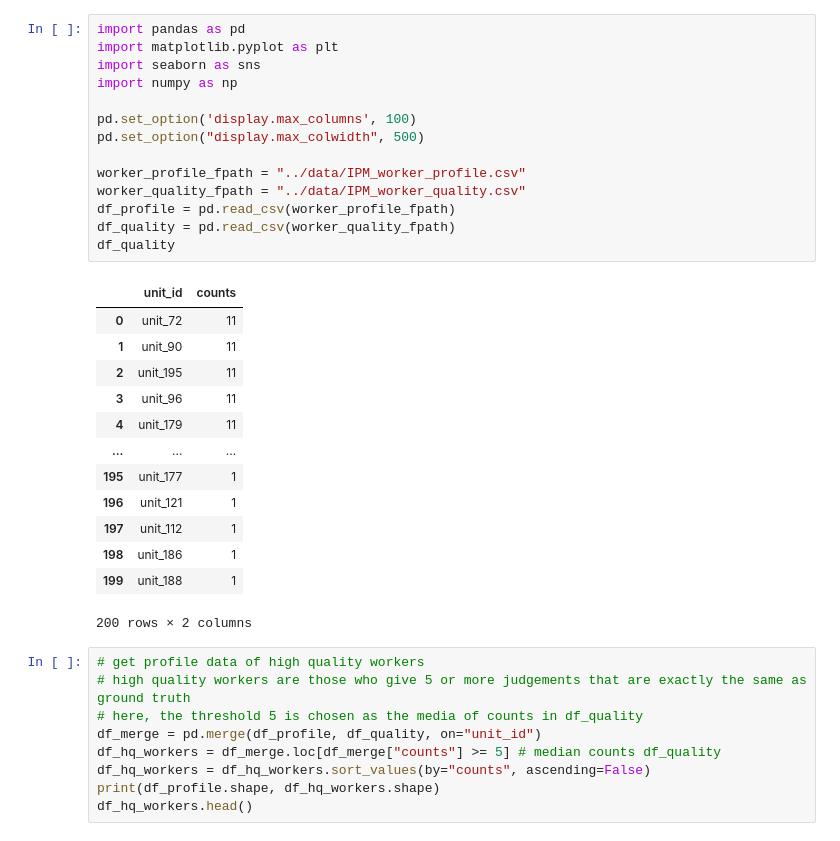
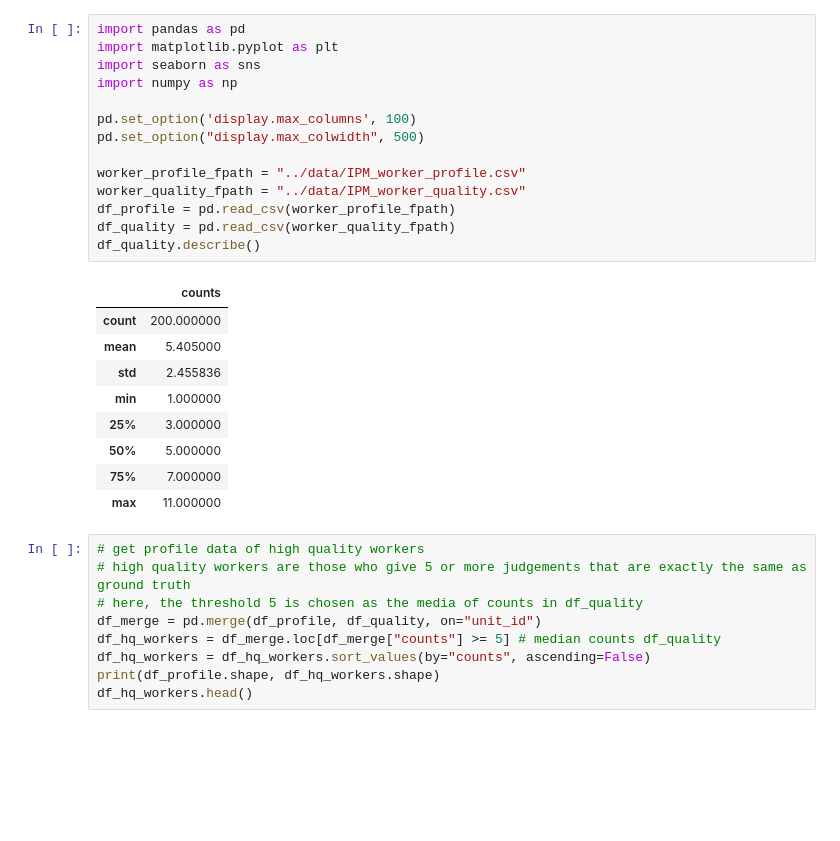
Before and after one commit to EyeofBeholder-NLeSC/play-around-sample-set, a Jupyter notebook: notebooks/IPM_worker_assessment_corr.ipynb, the cells around one changed output. Drawn from its saved outputs; the diff is of its cells as text; blank space fills up the shorter version.

```diff
--- a/notebooks/IPM_worker_assessment_corr.ipynb
+++ b/notebooks/IPM_worker_assessment_corr.ipynb
@@ -1,31 +1,27 @@
 # %%
 import pandas as pd
 import matplotlib.pyplot as plt
 import seaborn as sns
 import numpy as np
 
 pd.set_option('display.max_columns', 100)
 pd.set_option("display.max_colwidth", 500)
 
 worker_profile_fpath = "../data/IPM_worker_profile.csv"
 worker_quality_fpath = "../data/IPM_worker_quality.csv"
 df_profile = pd.read_csv(worker_profile_fpath)
 df_quality = pd.read_csv(worker_quality_fpath)
-df_quality
+df_quality.describe()
 # %% [output]
-|  | unit_id | counts |
-| 0 | unit_72 | 11 |
-| 1 | unit_90 | 11 |
-| 2 | unit_195 | 11 |
-| 3 | unit_96 | 11 |
-| 4 | unit_179 | 11 |
-| ... | ... | ... |
-| 195 | unit_177 | 1 |
-| 196 | unit_121 | 1 |
-| 197 | unit_112 | 1 |
-| 198 | unit_186 | 1 |
-| 199 | unit_188 | 1 |
+|  | counts |
+| count | 200.000000 |
+| mean | 5.405000 |
+| std | 2.455836 |
+| min | 1.000000 |
+| 25% | 3.000000 |
+| 50% | 5.000000 |
+| 75% | 7.000000 |
+| max | 11.000000 |
-200 rows × 2 columns
 # %%
 # get profile data of high quality workers
 # high quality workers are those who give 5 or more judgements that are exactly the same as ground truth
```
